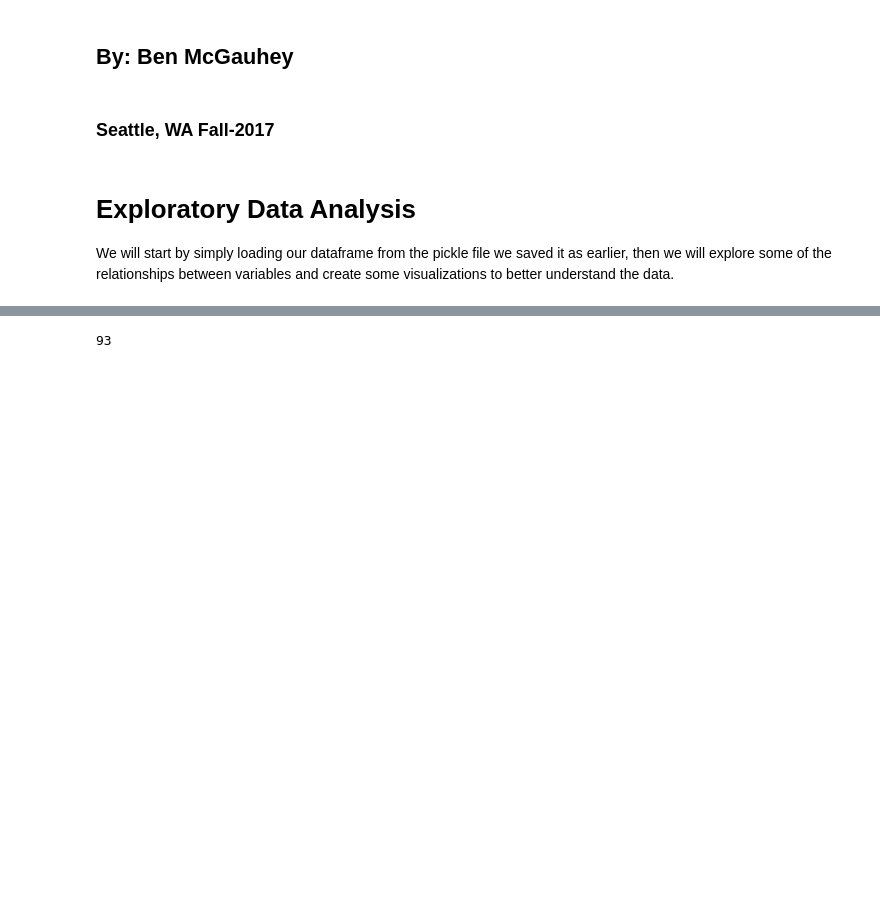
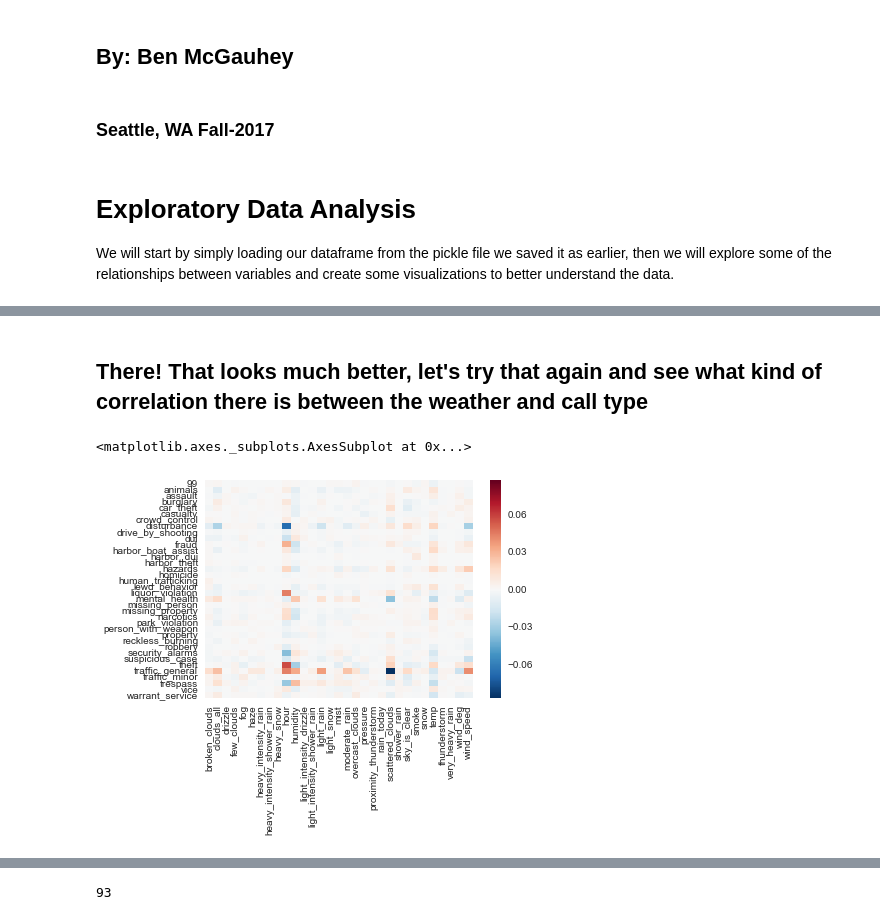
Before and after one commit to benmagoo808/METIS_Project, a Jupyter notebook: exploratory_data_analysis.ipynb, the cells around one changed output, grey strips where cells are left out. Drawn from its saved outputs; the diff is of its cells as text; code cells hidden in the pictures; blank space fills up the shorter version.

```diff
--- a/exploratory_data_analysis.ipynb
+++ b/exploratory_data_analysis.ipynb
@@ -24,0 +69,15 @@ df = pd.read_pickle('Data/weatherAndCallData.pkl') # Get our dataframe up and ru
+# %%
+list_1 = df.columns[3:39] # Create a list of the crime columns
+list_2 = df.columns[-31:] # Create a list of the weather columns
+plotDict = {} # Create our empty dict for the plot
+
+for crime in list_1:
+    for weather in list_2:
+        print(crime, weather) # <<---- Our handy log generator or -v  option if you prefer
+        tempDict = {(crime, weather): scipy.stats.pearsonr(df[crime],df[weather])} # Create a temp dict with our
+        # Variables in a tuple as the key and their correlation as the value
+        plotDict.update(tempDict) # Update our plot dict with the temp
+
+dfOutput = pd.Series(plotDict).unstack() # Create a data frame from the plot dictionary
+dfOutputPearson = dfOutput.apply(lambda x: x.apply(lambda x:x[0]))
+sns.heatmap(dfOutputPearson) # Plot it as a heatmap
@@ -24,0 +100,5 @@ df = pd.read_pickle('Data/weatherAndCallData.pkl') # Get our dataframe up and ru
+# %%
+col1 = df.sky_is_clear.iloc[:,0] # Set as a variable
+col2 = df.sky_is_clear.iloc[:,1] # Set as a variable
+print(col1.sum()) # Compare the sums to see if they differ, which we would doubt
+print(col2.sum())
@@ -24,0 +107,6 @@ df = pd.read_pickle('Data/weatherAndCallData.pkl') # Get our dataframe up and ru
+# %%
+df.drop(labels='sky_is_clear',axis=1, inplace=True) # Drop the old column
+
+df['sky_is_clear'] = col1 # Replace with our variable for column 0 of the old sky is clear
+
+df.sky_is_clear.shape # Check our work
@@ -24,0 +136,19 @@ df = pd.read_pickle('Data/weatherAndCallData.pkl') # Get our dataframe up and ru
+# %% [markdown]
+## There! That looks much better, let's try that again and see what kind of correlation there is between the weather and call type
+# %%
+list_1 = df.columns[3:39] # Create a list of the crime columns
+list_2 = df.columns[-31:] # Create a list of the weather columns
+plotDict = {} # Create our empty dict for the plot
+
+for crime in list_1:
+    for weather in list_2:
+        tempDict = {(crime, weather): scipy.stats.pearsonr(df[crime],df[weather])} # Create a temp dict with our
+        # Variables in a tuple as the key and their correlation as the value
+        plotDict.update(tempDict) # Update our plot dict with the temp
+
+dfOutput = pd.Series(plotDict).unstack() # Create a data frame from the plot dictionary
+dfOutputPearson = dfOutput.apply(lambda x: x.apply(lambda x:x[0]))
+sns.heatmap(dfOutputPearson) # Plot it as a heatmap
+# %% [output]
+<matplotlib.axes._subplots.AxesSubplot at 0x...>
+[figure, added]
```
Also changed, not shown: parts of 32 cells of this notebook.
